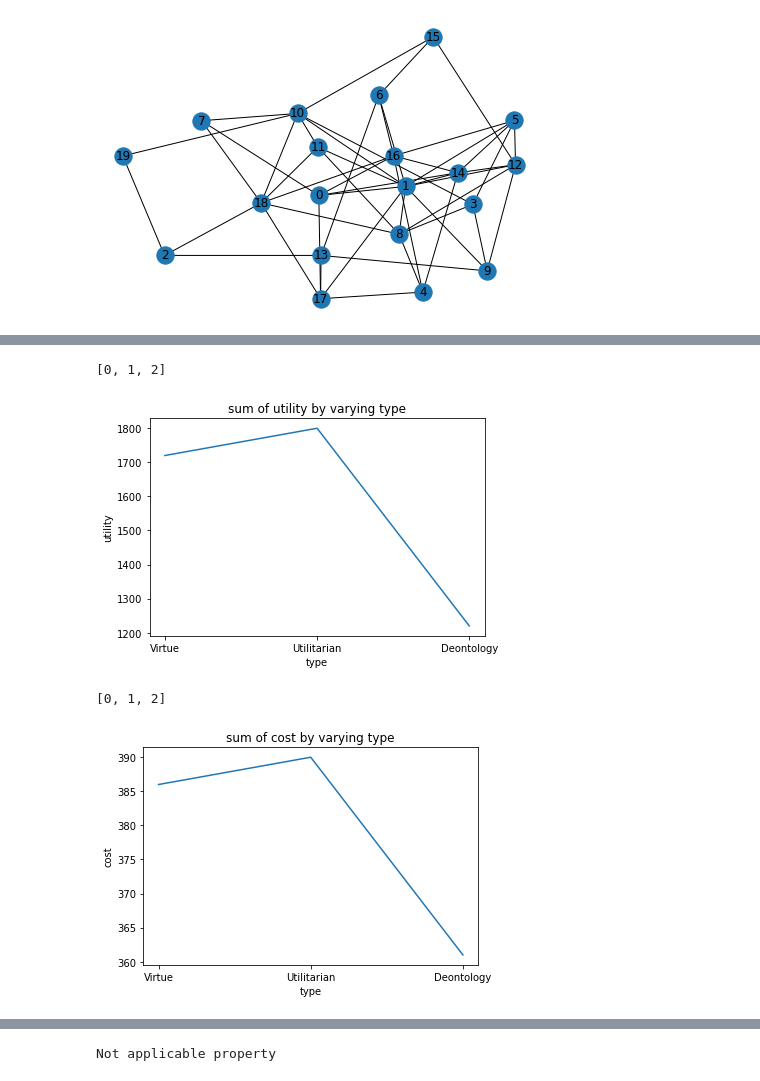
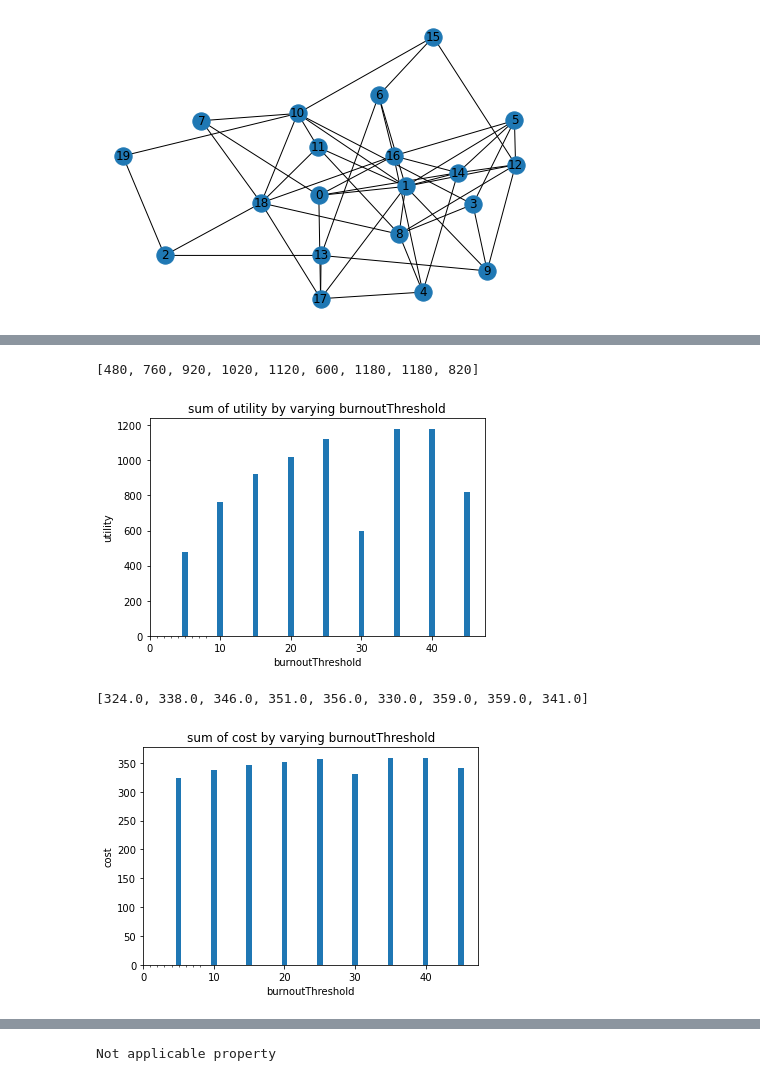
Before and after one commit to WSL-IIITB/SPECTRA, a Jupyter notebook: simulateNetworkParameters.ipynb, the cells around one changed output, grey strips where cells are left out. Drawn from its saved outputs; the diff is of its cells as text; code cells hidden in the pictures.

Commit message:
added plots

```diff
--- a/simulateNetworkParameters.ipynb
+++ b/simulateNetworkParameters.ipynb
@@ -15,6 +15,7 @@ numNodes = 20
 numMsg = 200
 myseed = 32
 maxEpochs = 10000
+msgCost = costFactor*msgUtility
 # %%
 G = nx.erdos_renyi_graph(numNodes, 0.2, seed=myseed)
 myPos = nx.spring_layout(G, seed = 40)
@@ -26,10 +27,11 @@ prevStates = []
 maxEpochs = 1
 commonAttrs = {"burnoutThreshold":2*(numMsg*costFactor*msgUtility)/numNodes,"burnoutDrop":2}
 
-attr = "type"
-attrRange = ["Virtue","Utilitarian","Deontology"]
+attr = "burnoutThreshold"
+attrRange = np.arange(5*msgCost, 50*msgCost, 5)
+# attrRange = ["Virtue","Utilitarian","Deontology"]
 outcomeNetwork = {}
-type = "virtue"
+type = "Deontology"
 
 for val in attrRange:
     if attr == "type":
@@ -54,10 +94,10 @@ plotAgentWiseVaryParams(outcomeNetwork, "utility", attr, plotType="line")
 # %%
-plotNetworkVaryParams(outcomeNetwork, 'utility', attr)
+plotNetworkVaryParams(outcomeNetwork, 'utility', attr, plotType="bar")
 # %% [output]
-[0, 1, 2]
+[480, 760, 920, 1020, 1120, 600, 1180, 1180, 820]
-[figure, old version]
+[figure, new version]
 # %%
-plotNetworkVaryParams(outcomeNetwork, 'cost', attr)
+plotNetworkVaryParams(outcomeNetwork, 'cost', attr, plotType="bar")
 # %% [output]
-[0, 1, 2]
+[324.0, 338.0, 346.0, 351.0, 356.0, 330.0, 359.0, 359.0, 341.0]
-[figure, old version]
+[figure, new version]
```
Also changed, not shown: parts of 15 cells of this notebook, 14 other files.
